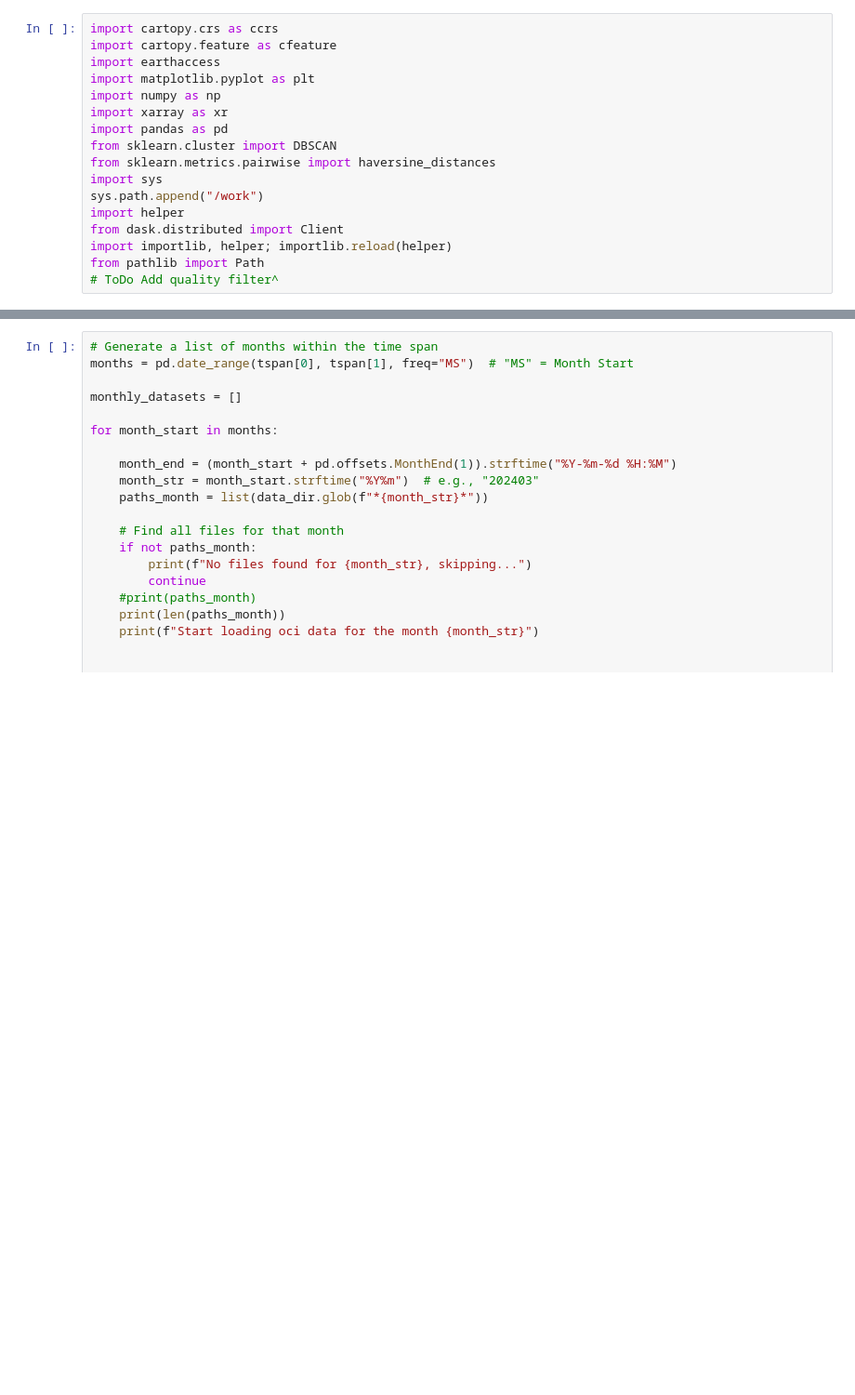
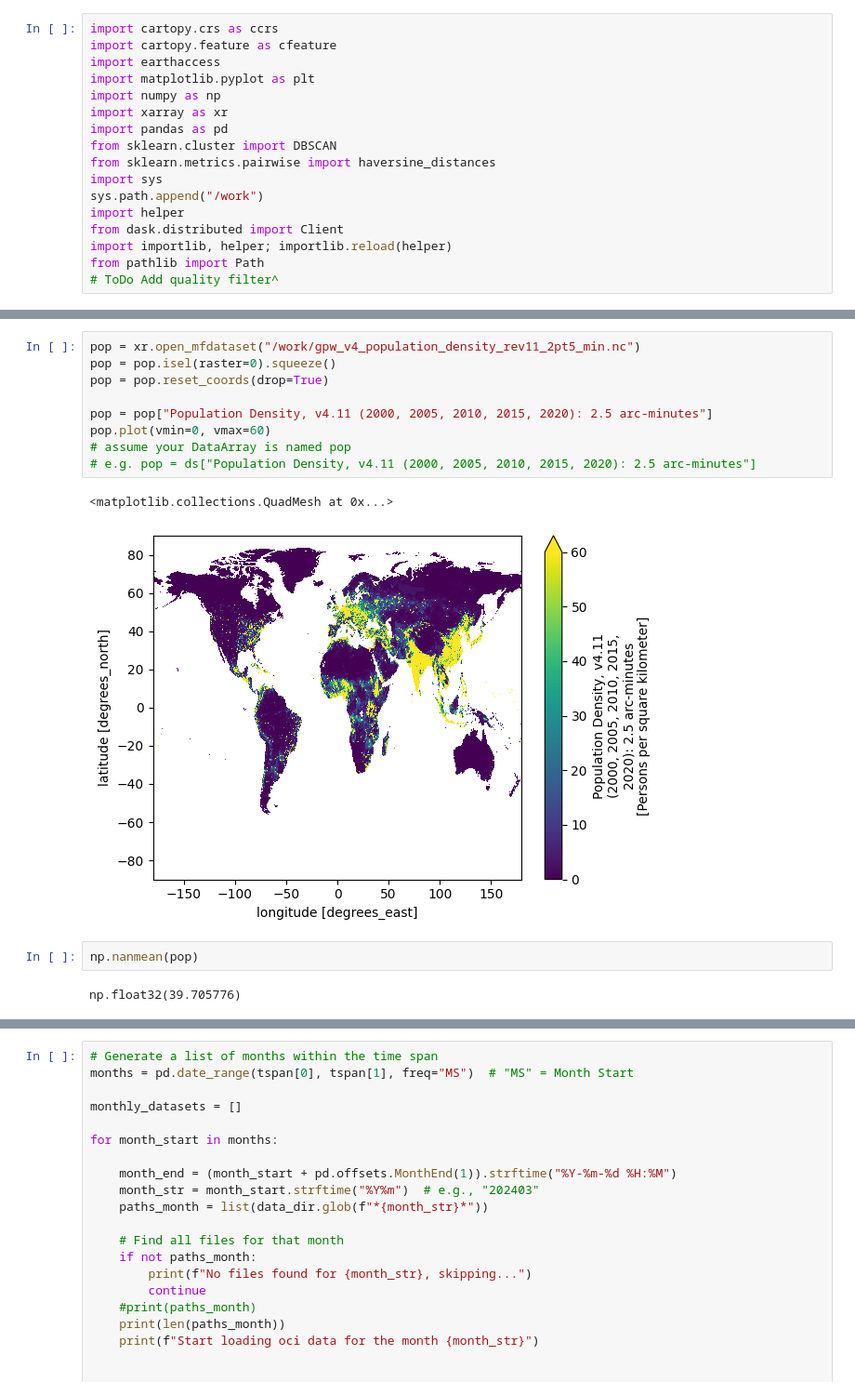
Before and after one commit to ararifi/PACEfun, a Jupyter notebook: oci_balkan.ipynb, the cells around one changed output, grey strips where cells are left out. Shown at 93% size. Drawn from its saved outputs; the diff is of its cells as text; blank space fills up the shorter version.

```diff
--- a/oci_balkan.ipynb
+++ b/oci_balkan.ipynb
@@ -104,0 +108,16 @@ data_dir = Path("/work/balkan/oci")
+# %%
+pop = xr.open_mfdataset("/work/gpw_v4_population_density_rev11_2pt5_min.nc")
+pop = pop.isel(raster=0).squeeze()
+pop = pop.reset_coords(drop=True)
+
+pop = pop["Population Density, v4.11 (2000, 2005, 2010, 2015, 2020): 2.5 arc-minutes"]
+pop.plot(vmin=0, vmax=60)
+# assume your DataArray is named pop
+# e.g. pop = ds["Population Density, v4.11 (2000, 2005, 2010, 2015, 2020): 2.5 arc-minutes"]
+# %% [output]
+<matplotlib.collections.QuadMesh at 0x...>
+[figure, added]
+# %%
+np.nanmean(pop)
+# %% [output]
+np.float32(39.705776)
```
Also changed, not shown: parts of 5 cells of this notebook, 9 other files.
